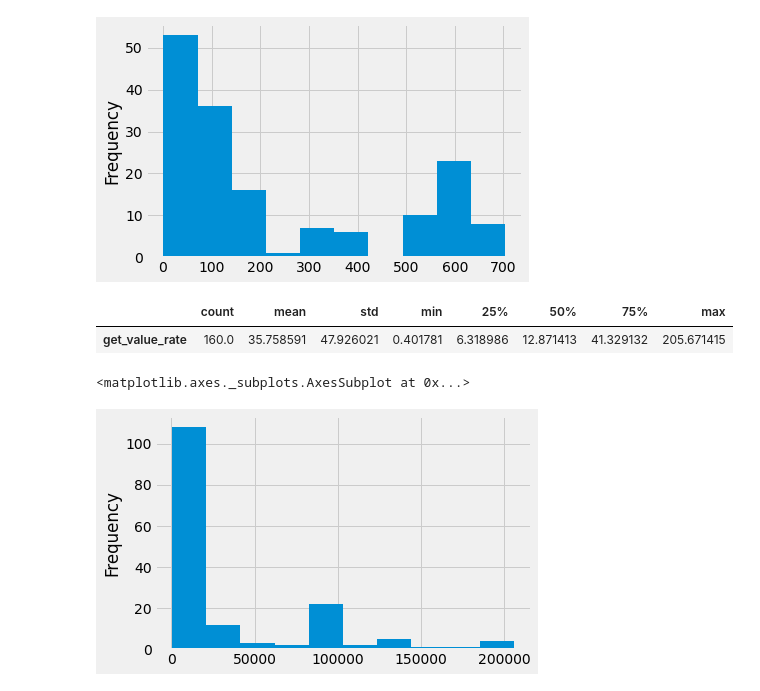
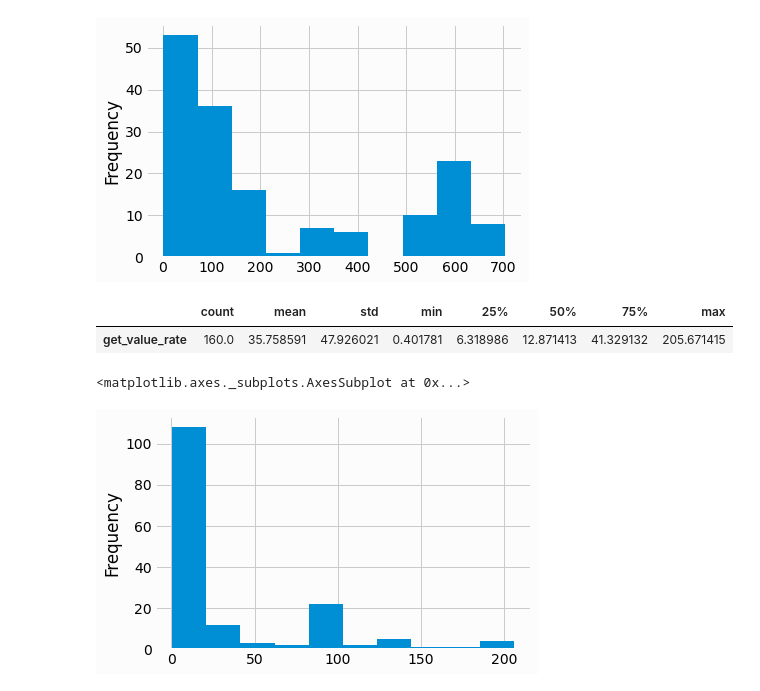
Before and after one commit to DBFromZero/dbf0analysis, a Jupyter notebook: xplr_multivalue_lsm.ipynb, the cells around one changed output. Drawn from its saved outputs; the diff is of its cells as text; code cells hidden in the pictures.

```diff
--- a/xplr_multivalue_lsm.ipynb
+++ b/xplr_multivalue_lsm.ipynb
@@ -393,6 +396,7 @@ Text(0.5, 1.0, 'Time Dependence of Index Building\nfor 146.9 Million Reddit Comm
 results.jsonl  specs.jsonl
 # %%
 intermediate_get_path = intermediate_base_dir + '/get_results.p'
+
 
 def convert_stats(stats):
     if not stats:
@@ -403,6 +407,15 @@ def convert_stats(stats):
     stats['t_digest'] = stats['tDigest'].map(read_tdigest)
     stats = stats.drop(['tDigest'], axis=1)
     return stats[['floor', 'count', 't_digest']]
+
+def combine_stats(stats):
+    acc_floor = defaultdict(list)
+    for floor_stats in stats:
+        if len(floor_stats):
+            for _, stat in floor_stats.iterrows():
+                acc_floor[stat['floor']].append(stat['t_digest'])
+    return pd.DataFrame([{'floor':f, 't_digest': tdigest_merge(tds)}
+                         for f, tds in acc_floor.items()])
 
 
 def aggregate_results(df):
@@ -415,7 +428,8 @@ def aggregate_results(df):
         'duration': df['time'].iloc[-1],
         'get_keys': df['get_keys'].iloc[-1],
         'get_values': df['get_values'].iloc[-1],
-        'file_size': df['file_size'].iloc[-1]
+        'file_size': df['file_size'].iloc[-1],
+        'total_stats': combine_stats(df['stats'])
     })
 
 if 'get_results' in globals():
@@ -473,12 +489,12 @@ get_results['get_key_rate'].div(1e3).plot.hist()
 # %%
 get_results['get_value_rate'] = get_results['get_values'] / get_results['duration']
 display(get_results['get_value_rate'].div(1e6).describe().to_frame().T)
-get_results['get_value_rate'].div(1e3).plot.hist()
+get_results['get_value_rate'].div(1e6).plot.hist()
 # %% [output]
 |  | count | mean | std | min | 25% | 50% | 75% | max |
 | get_value_rate | 160.0 | 35.758591 | 47.926021 | 0.401781 | 6.318986 | 12.871413 | 41.329132 | 205.671415 |
 <matplotlib.axes._subplots.AxesSubplot at 0x...>
-[figure, old version]
+[figure, new version]
 # %%
 
 size_stats = (
```
Also changed, not shown: parts of 53 cells of this notebook.
